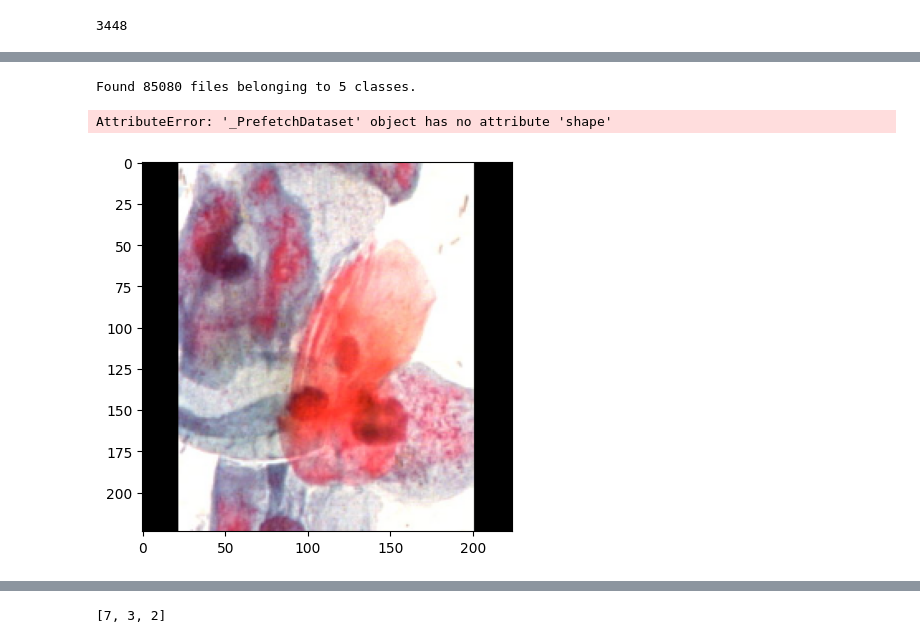
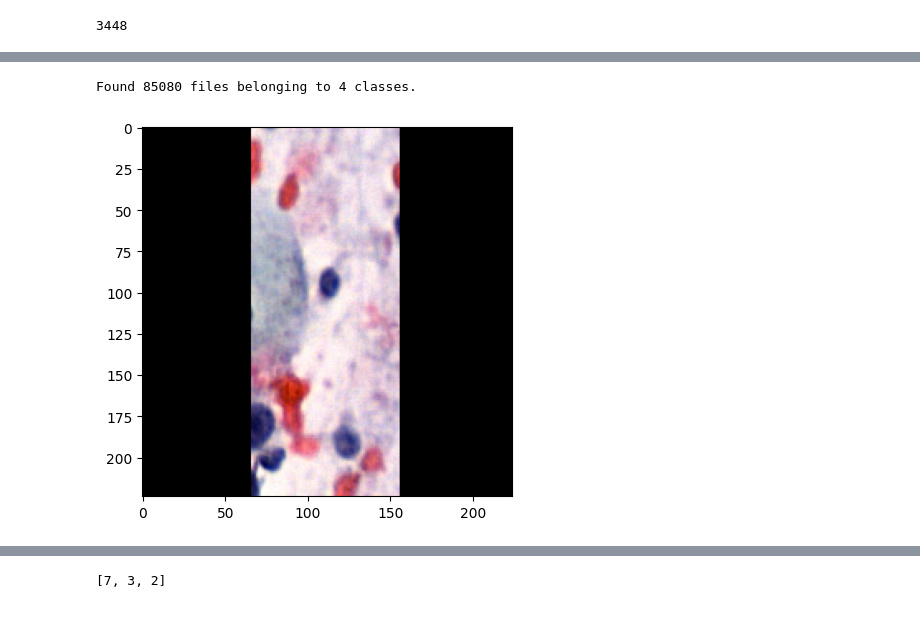
Before and after one commit to Laumartin4/smearly, a Jupyter notebook: notebooks/fab_notebook.ipynb, the cells around one changed output, grey strips where cells are left out. Saved outputs shown, nothing was run; the diff lists cells and outputs as text; code cells hidden in the pictures.

```diff
--- a/notebooks/fab_notebook.ipynb
+++ b/notebooks/fab_notebook.ipynb
@@ -8,6 +11,6 @@ import tensorflow as tf
 # %%
 # Read the image file
-img = image_file_to_tf('../raw_data/healthy/isbi2025_ps3c_train_image_03449.png')
+img = image_file_to_tf('../raw_data/all/healthy/isbi2025_ps3c_train_image_03449.png')
 
 img_resized = resize_pad_image_tf(img)
 print(img_resized.shape)
@@ -56,15 +53,14 @@ plt.imshow(new_img);
 # %%
 from smearly.ml_logic.preprocessing import create_image_dataset
 
-directory_path = '../raw_data/'
+all_img_basedir = '../raw_data/all'
 
-img_ds = create_image_dataset(directory_path)
+img_ds = create_image_dataset(all_img_basedir)
 # %% [output]
-Found 85080 files belonging to 5 classes.
+Found 85080 files belonging to 4 classes.
-AttributeError: '_PrefetchDataset' object has no attribute 'shape'
 # %%
+import matplotlib.pyplot as plt
 for img, label in img_ds.take(1):
-    plt.imshow(img[1]/255)
-    break
+    plt.imshow(img[0])
 # %% [output]
-[figure, old version]
+[figure, new version]
```
Also changed, not shown: parts of 6 cells of this notebook.
